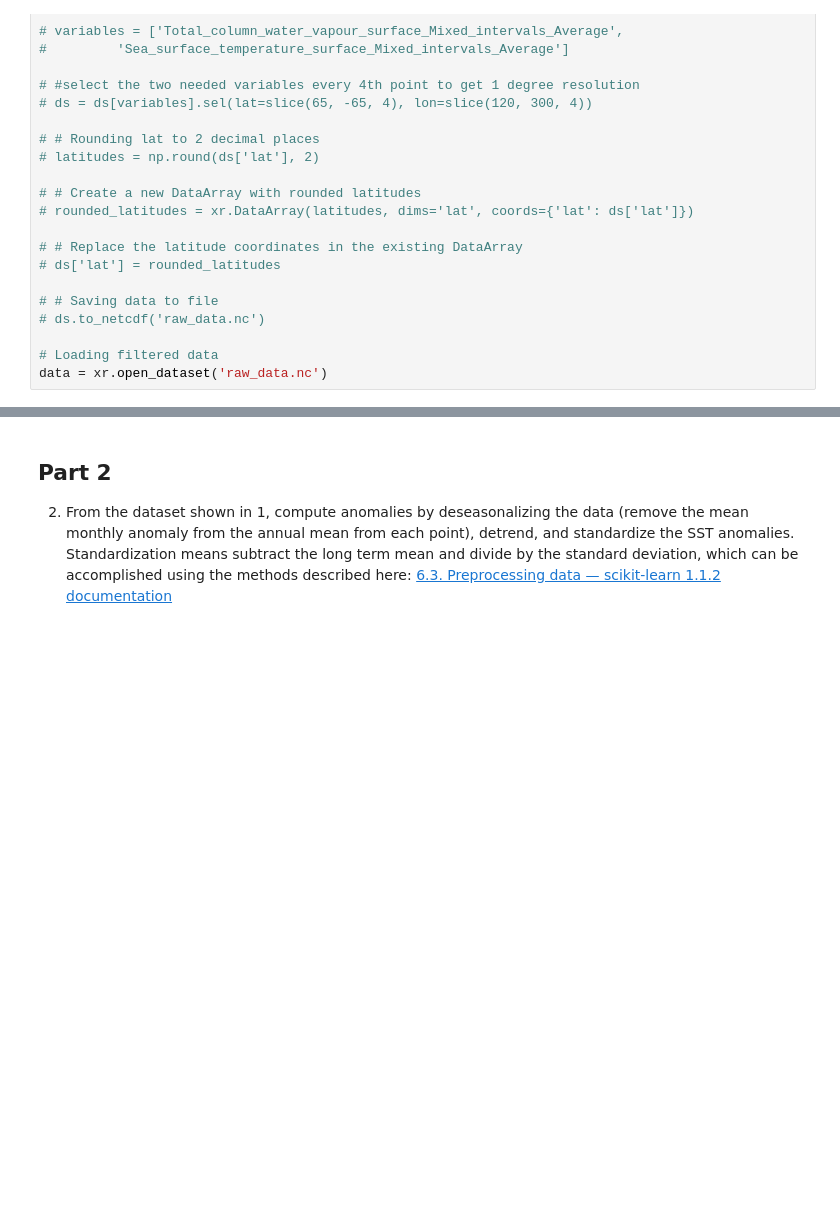
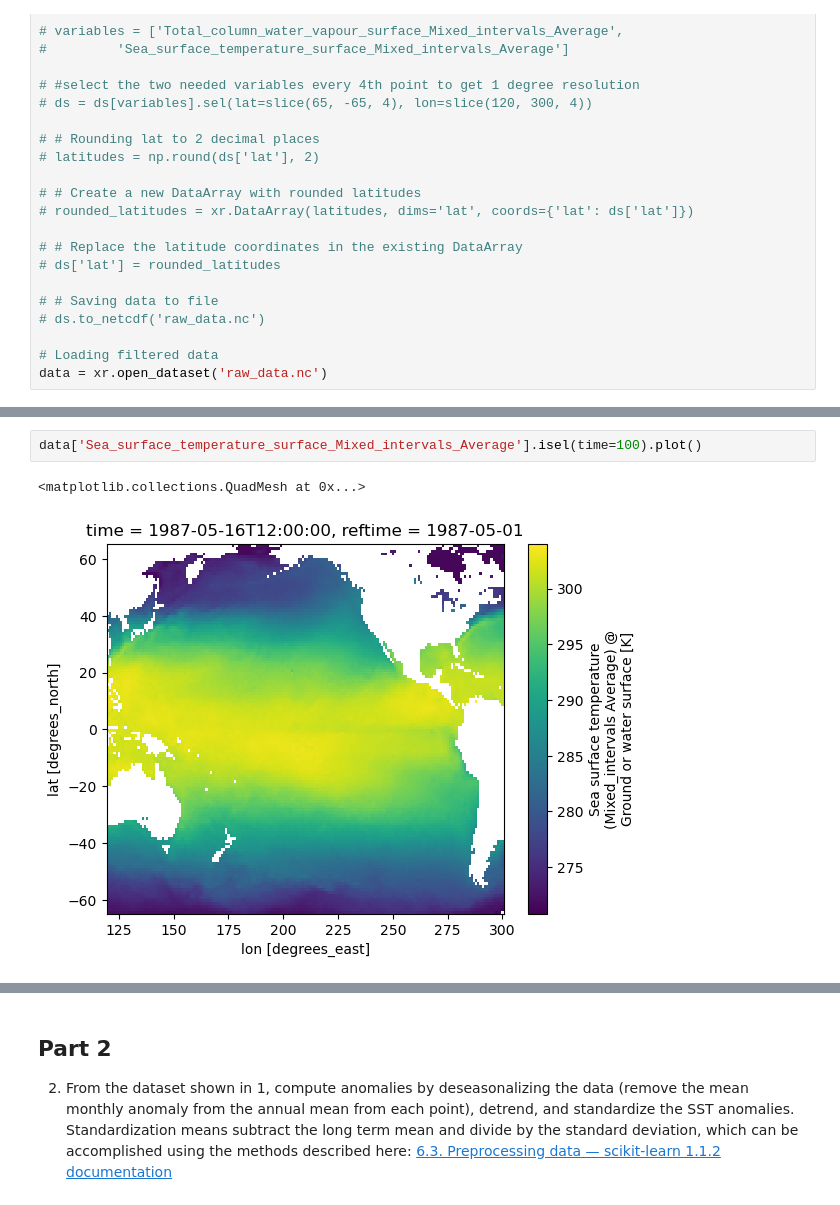
Before and after one commit to atmsillinois/time-series-and-eofs-garrickhague, a Jupyter notebook: Hague_mod4_hw.ipynb, the cells around one changed output, grey strips where cells are left out. Cells and saved outputs as stored; diff of their text form; blank space fills up the shorter version.

```diff
--- a/Hague_mod4_hw.ipynb
+++ b/Hague_mod4_hw.ipynb
@@ -48,0 +78,5 @@ data = xr.open_dataset('raw_data.nc')
+# %%
+data['Sea_surface_temperature_surface_Mixed_intervals_Average'].isel(time=100).plot()
+# %% [output]
+<matplotlib.collections.QuadMesh at 0x...>
+[figure, added]
```
Also changed, not shown: parts of 25 cells of this notebook.
